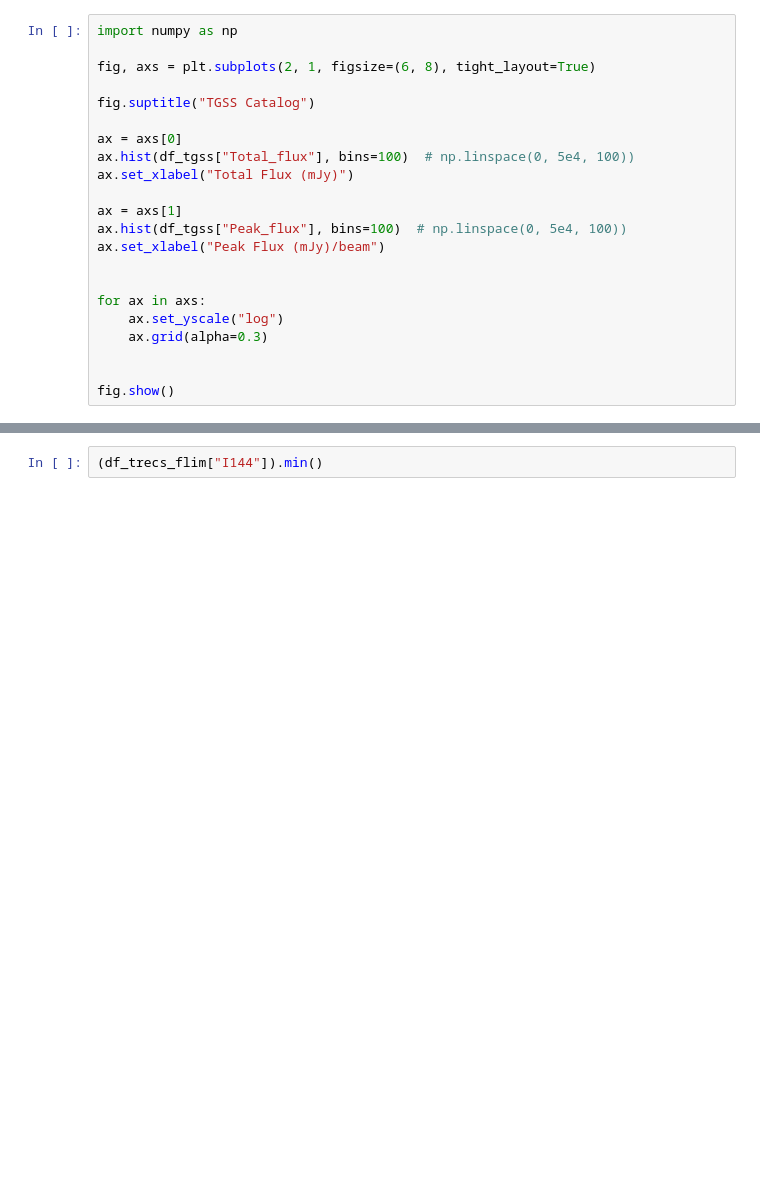
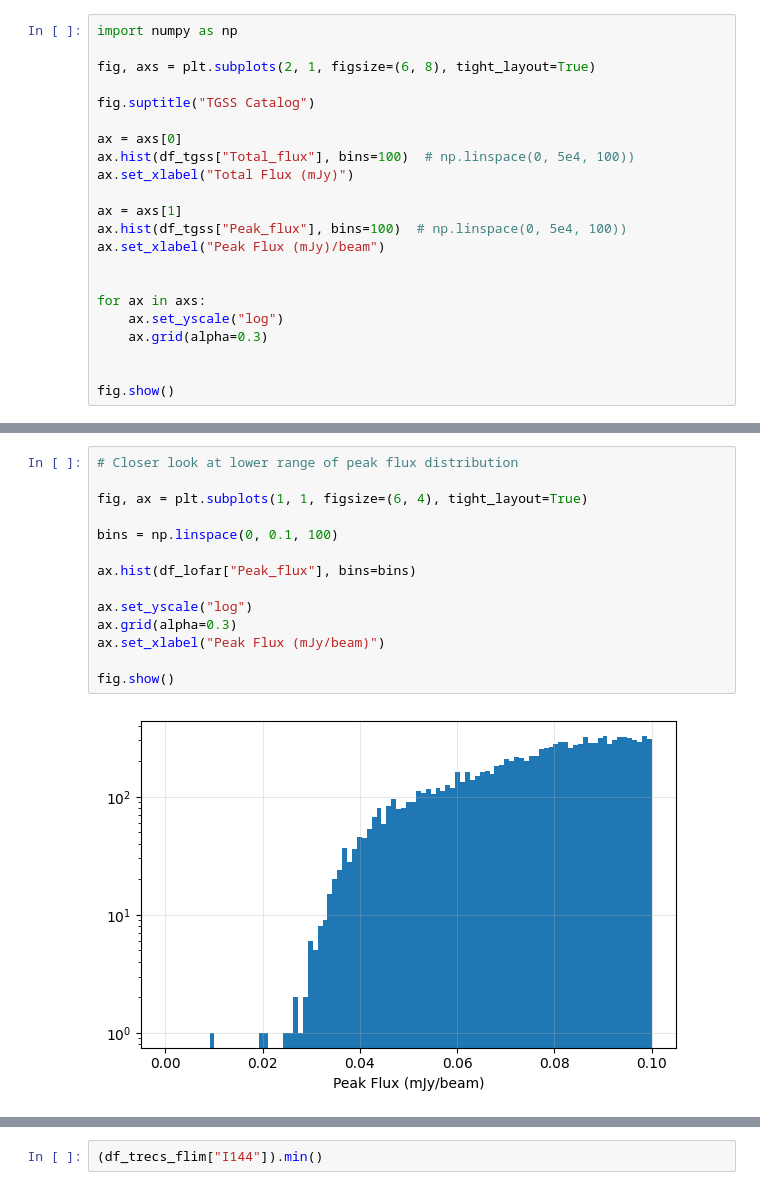
Before and after one commit to tmartinezML/LOFAR-Diffusion, a Jupyter notebook: src/notebooks/sky_maps.ipynb, the cells around one changed output, grey strips where cells are left out. Cells and saved outputs as stored; diff of their text form; blank space fills up the shorter version.

```diff
--- a/src/notebooks/sky_maps.ipynb
+++ b/src/notebooks/sky_maps.ipynb
@@ -794,0 +866,16 @@ fig.show()
+# %%
+# Closer look at lower range of peak flux distribution
+
+fig, ax = plt.subplots(1, 1, figsize=(6, 4), tight_layout=True)
+
+bins = np.linspace(0, 0.1, 100)
+
+ax.hist(df_lofar["Peak_flux"], bins=bins)
+
+ax.set_yscale("log")
+ax.grid(alpha=0.3)
+ax.set_xlabel("Peak Flux (mJy/beam)")
+
+fig.show()
+# %% [output]
+[figure, added]
```
Also changed, not shown: parts of 65 cells of this notebook, 15 other files.
